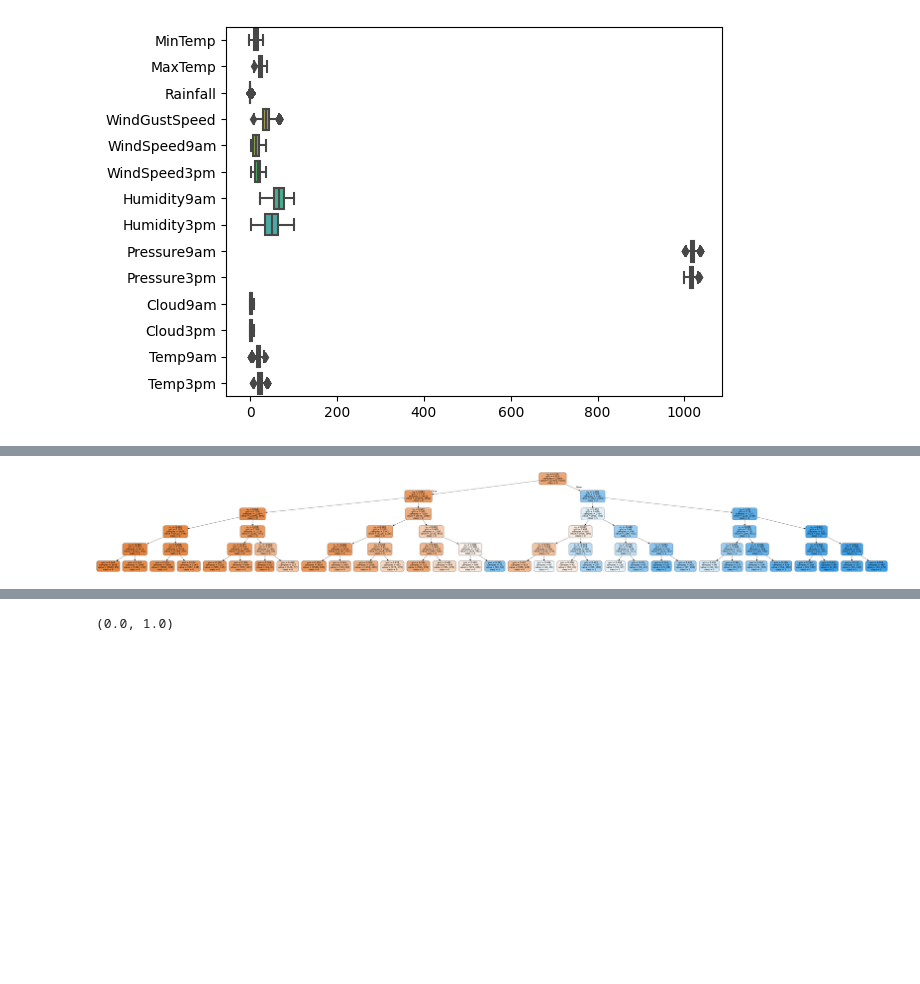
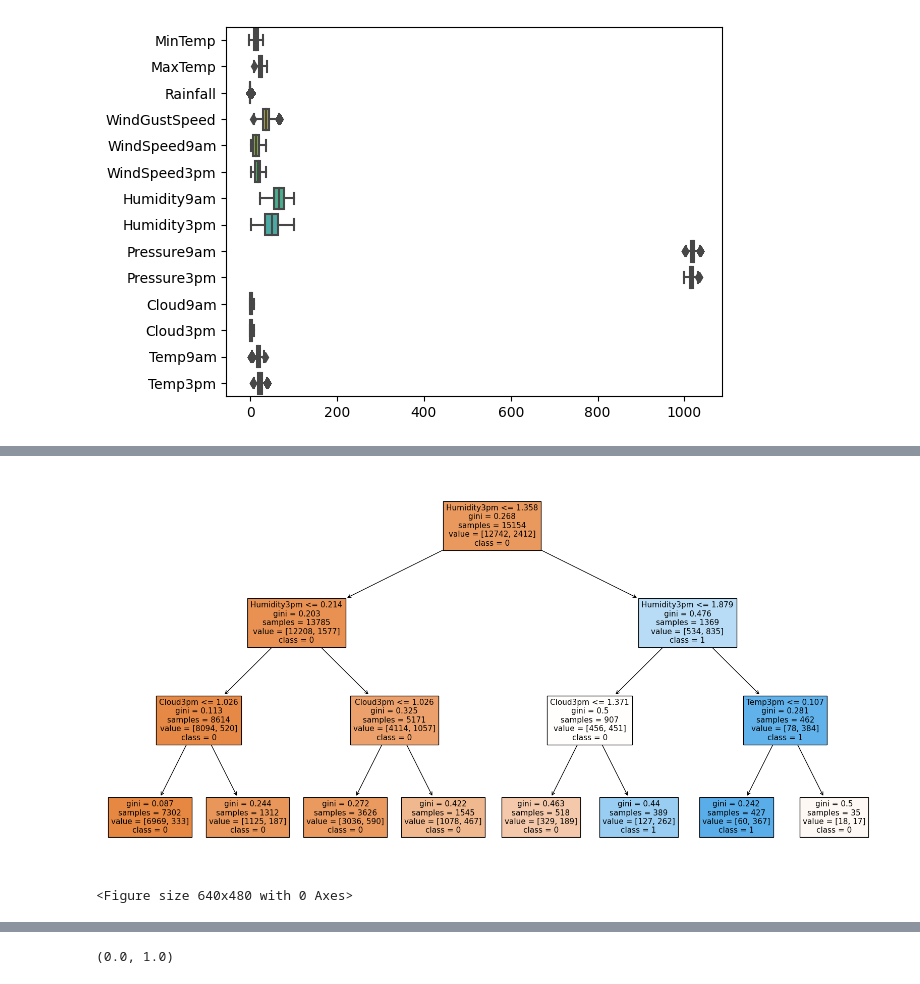
Before and after one commit to Musab520/MachineLearningProject2, a Jupyter notebook: Decision Tree_v2.ipynb, the cells around one changed output, grey strips where cells are left out. Drawn from its saved outputs; the diff is of its cells as text; code cells hidden in the pictures; blank space fills up the shorter version.

```diff
--- a/Decision Tree_v2.ipynb
+++ b/Decision Tree_v2.ipynb
@@ -192,18 +201,14 @@ R Squared:  0.04078996387903522
 # %%
-from sklearn.tree import export_graphviz
-from six import StringIO
-from IPython.display import Image
-import pydotplus
+import matplotlib.pyplot as plt
+from sklearn import tree
 
-dot_data = StringIO()
-export_graphviz(modelDecision, out_file=dot_data,
-                filled=True, rounded=True,
-                special_characters=True,feature_names = None,class_names=['0','1'])
-graph = pydotplus.graph_from_dot_data(dot_data.getvalue())
-graph.write_png('WeatherDecisionTree.png')
-Image(graph.create_png())
+plt.figure(figsize=(20, 10))
+tree.plot_tree(model, filled=True, feature_names=X_train.columns, class_names=y_train.unique().astype(str))
+plt.show()
+plt.savefig("WeatherDecisionTree.png")
 # %% [output]
-[figure, old version]
+[figure, new version]
+<Figure size 640x480 with 0 Axes>
 # %%
 #Logistic Regression
 from math import sqrt
```
Also changed, not shown: parts of 9 cells of this notebook, 1 other file.
